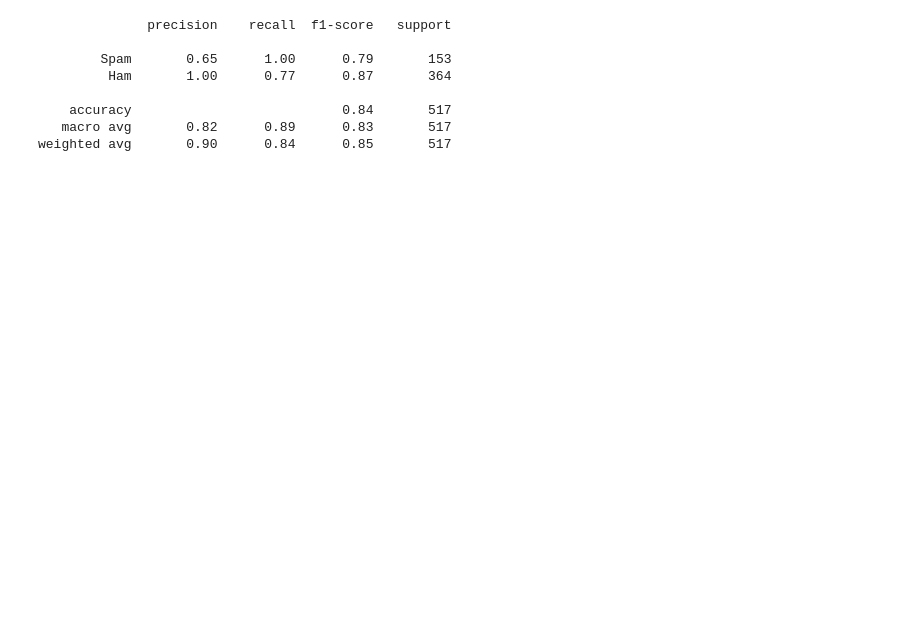
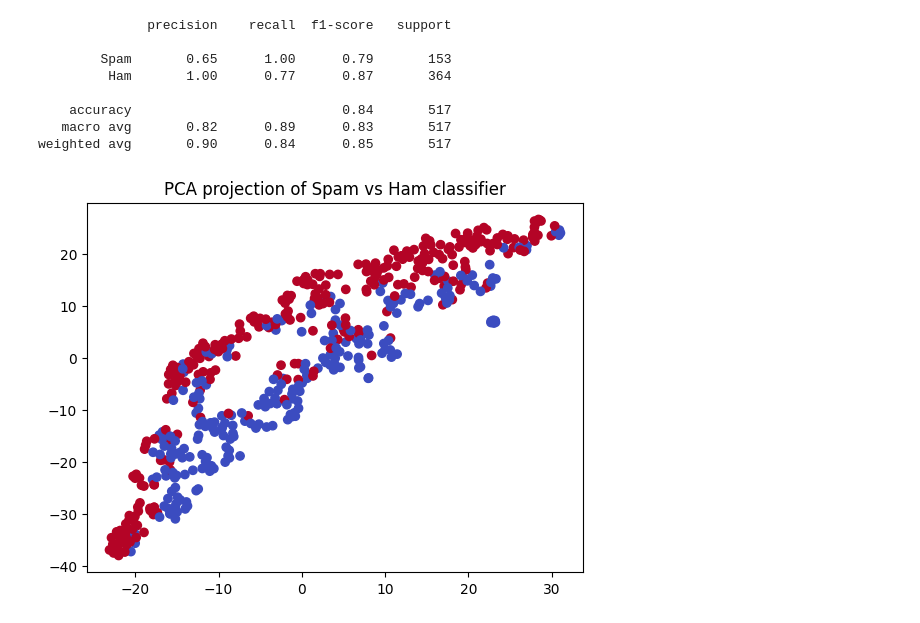
Before and after one commit to MrBlu3Sky57/SupportVectorMachine, a Jupyter notebook: HardMarginSVM.ipynb, the cells around one changed output. Cells and saved outputs as stored; diff of their text form; code cells hidden in the pictures; blank space fills up the shorter version.

Commit message:
Added a visualization

```diff
--- a/HardMarginSVM.ipynb
+++ b/HardMarginSVM.ipynb
@@ -143,3 +143,18 @@ print(classification_report(y_test, y_pred, target_names=["Spam", "Ham"]))
     accuracy                           0.84       517
    macro avg       0.82      0.89      0.83       517
 weighted avg       0.90      0.84      0.85       517
+# %%
+from matplotlib import pyplot as plt
+from sklearn.decomposition import PCA
+from sklearn.manifold import TSNE
+
+pca = PCA(n_components=2)
+x_vis = pca.fit_transform(x_test)
+tsne = TSNE(n_components=2, perplexity=30, random_state=42)
+x_vis = tsne.fit_transform(x_vis)
+
+plt.scatter(x_vis[:, 0], x_vis[:, 1], c=y_pred, cmap='coolwarm')
+plt.title('PCA projection of Spam vs Ham classifier')
+plt.show()
+# %% [output]
+[figure, added]
```
